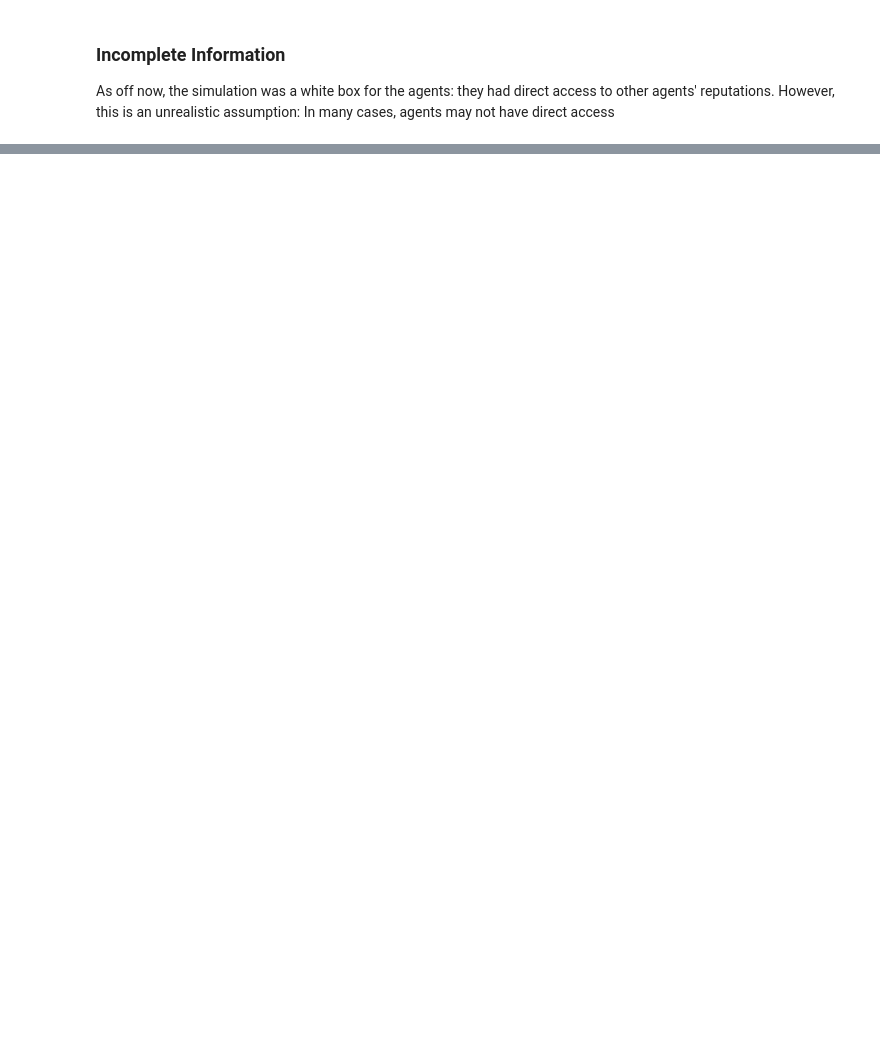
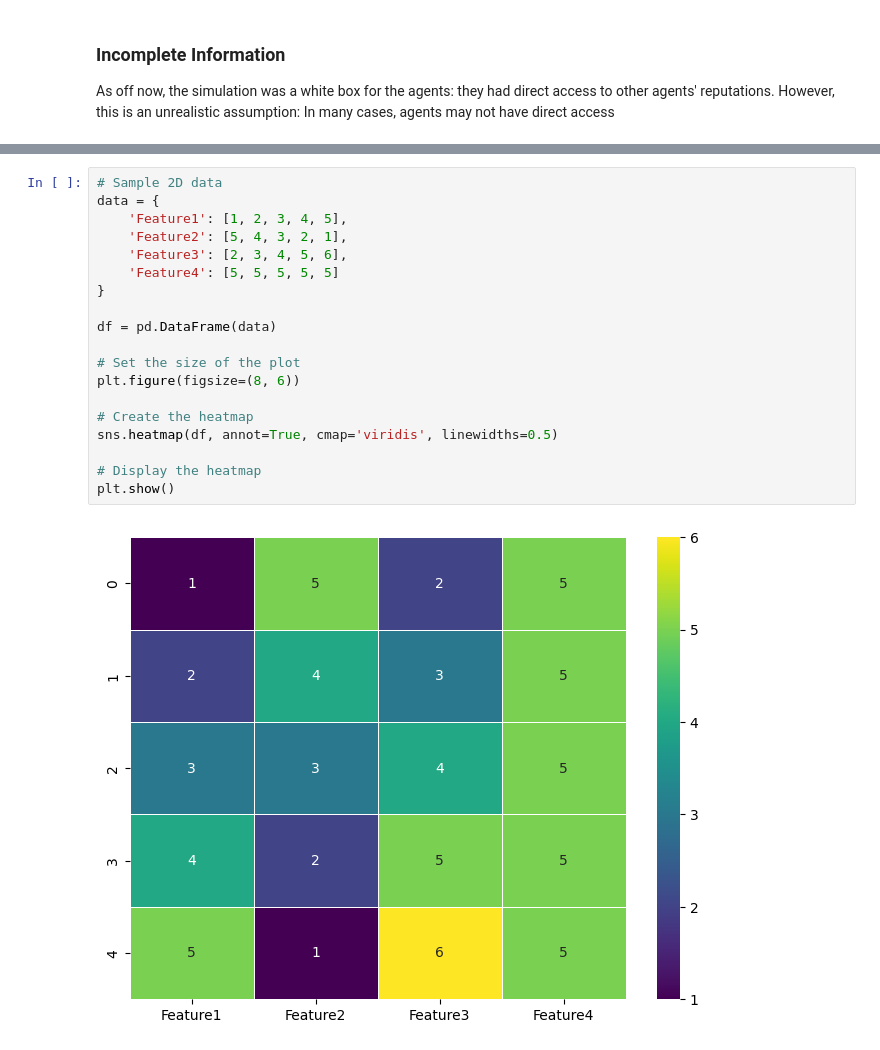
Before and after one commit to philipp-hellwig/evolution-cooperation, a Jupyter notebook: Bayesian_Agents.ipynb, the cells around one changed output, grey strips where cells are left out. Drawn from its saved outputs; the diff is of its cells as text; blank space fills up the shorter version.

```diff
--- a/Bayesian_Agents.ipynb
+++ b/Bayesian_Agents.ipynb
@@ -109,0 +245,21 @@ fig.tight_layout(w_pad=1, h_pad=1)
+# %%
+# Sample 2D data
+data = {
+    'Feature1': [1, 2, 3, 4, 5],
+    'Feature2': [5, 4, 3, 2, 1],
+    'Feature3': [2, 3, 4, 5, 6],
+    'Feature4': [5, 5, 5, 5, 5]
+}
+
+df = pd.DataFrame(data)
+
+# Set the size of the plot
+plt.figure(figsize=(8, 6))
+
+# Create the heatmap
+sns.heatmap(df, annot=True, cmap='viridis', linewidths=0.5)
+
+# Display the heatmap
+plt.show()
+# %% [output]
+[figure, added]
```
Also changed, not shown: parts of 12 cells of this notebook, 4 other files.
